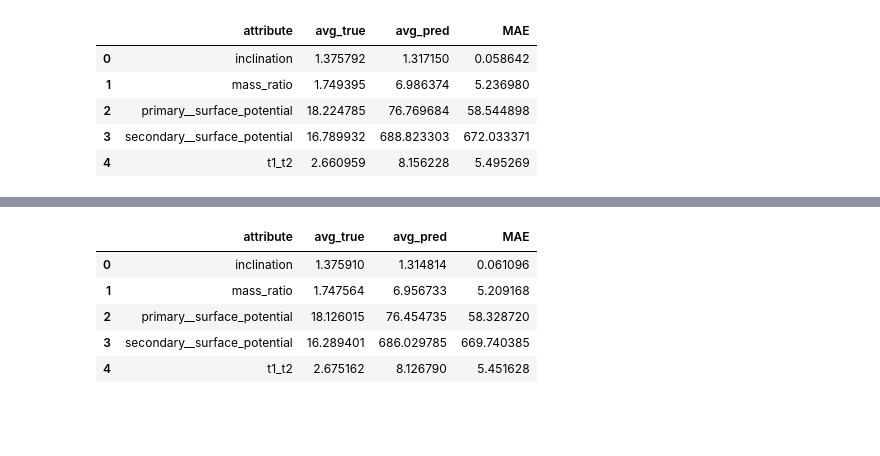
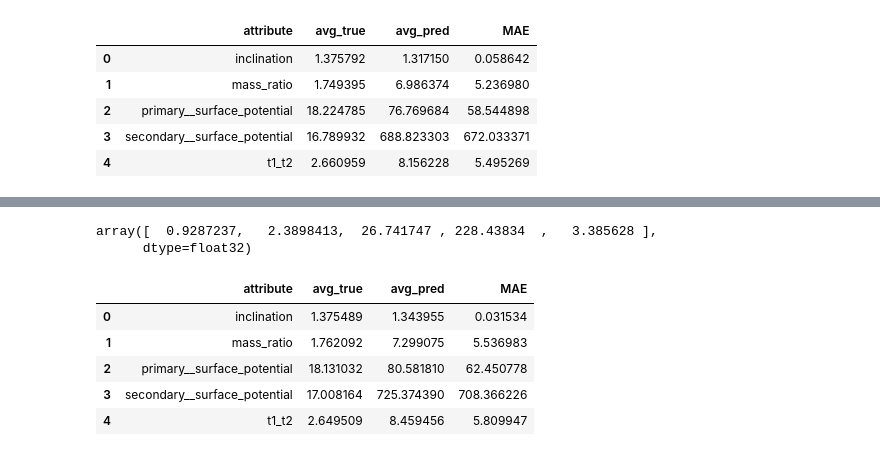
Before and after one commit to AdriNemcikova/DP, a Jupyter notebook: NORM_det_sel_concat.ipynb, the cells around one changed output, grey strips where cells are left out. Saved outputs shown, nothing was run; the diff lists cells and outputs as text; code cells hidden in the pictures; blank space fills up the shorter version.

```diff
--- a/NORM_det_sel_concat.ipynb
+++ b/NORM_det_sel_concat.ipynb
@@ -541,0 +1093,3 @@ array([  1.3466185,   7.300246 ,  80.61077  , 725.35535  ,   8.488098 ],
+# %%
+pred_norm_v5 = model_concat_v5.predict(X_test_n)
+pred_norm_v5[0]
@@ -542,34 +1100,39 @@ array([  1.3466185,   7.300246 ,  80.61077  , 725.35535  ,   8.488098 ],
+# %%
+pred_denorm_v5 = scaler.inverse_transform(pred_norm_v5)
+pred_denorm_v5[0]
+# %% [output]
+array([  0.9287237,   2.3898413,  26.741747 , 228.43834  ,   3.385628 ],
+      dtype=float32)
 # %%
-denorm_pred_n_df = pd.DataFrame(denorm_n,
-                            columns = [
+denorm_pred_df_v5 = pd.DataFrame(pred_denorm_v5,
+                           columns = [
                                 "inclination",
                                 "mass_ratio",
                                 "primary__surface_potential",
                                 "secondary__surface_potential",
                                 "t1_t2"
                             ])
-pred_n_mean = denorm_pred_n_df.mean(axis=0)
+pred_mean_v5 = denorm_pred_df_v5.mean(axis=0)
 # %%
-y_test_n_denorm = scaler.inverse_transform(y_test_norm_n)
-y_test_norm_n_df = pd.DataFrame(y_test_n_denorm,
-                            columns = [
+test_df_v5 = pd.DataFrame(y_test_n,
+                        columns = [
                             "inclination",
                             "mass_ratio",
                             "primary__surface_potential",
                             "secondary__surface_potential",
                             "t1_t2"
                             ])
-test_mean_n = y_test_norm_n_df.mean(axis=0)
+test_df_v5 = test_df_v5.mean(axis=0)
 # %%
-eval_pred = pd.DataFrame({'attribute': test_mean_n.index,
-            'avg_true': test_mean_n.values,
-            'avg_pred': pred_n_mean.values,
-            'MAE': abs(test_mean_n.values - pred_n_mean.values)})
-eval_pred
+eval_pred_v5 = pd.DataFrame({'attribute': test_df_v5.index,
+            'avg_true': test_df_v5.values,
+            'avg_pred': pred_mean_v5.values,
+            'MAE': abs(test_df_v5.values - pred_mean_v5.values)})
+eval_pred_v5
 # %% [output]
 |  | attribute | avg_true | avg_pred | MAE |
-| 0 | inclination | 1.375910 | 1.314814 | 0.061096 |
-| 1 | mass_ratio | 1.747564 | 6.956733 | 5.209168 |
-| 2 | primary__surface_potential | 18.126015 | 76.454735 | 58.328720 |
-| 3 | secondary__surface_potential | 16.289401 | 686.029785 | 669.740385 |
-| 4 | t1_t2 | 2.675162 | 8.126790 | 5.451628 |
+| 0 | inclination | 1.375489 | 1.343955 | 0.031534 |
+| 1 | mass_ratio | 1.762092 | 7.299075 | 5.536983 |
+| 2 | primary__surface_potential | 18.131032 | 80.581810 | 62.450778 |
+| 3 | secondary__surface_potential | 17.008164 | 725.374390 | 708.366226 |
+| 4 | t1_t2 | 2.649509 | 8.459456 | 5.809947 |
```
Also changed, not shown: parts of 60 cells of this notebook, 2 other files.
